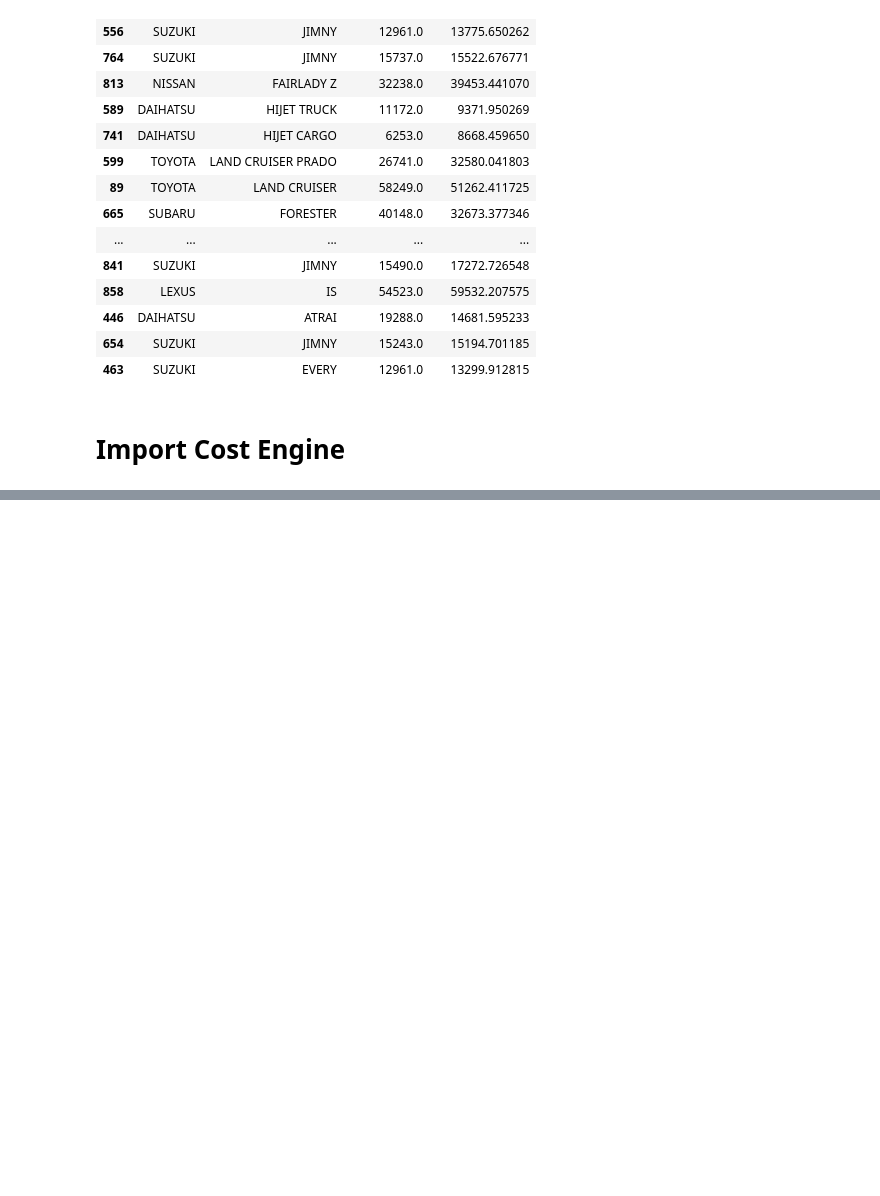
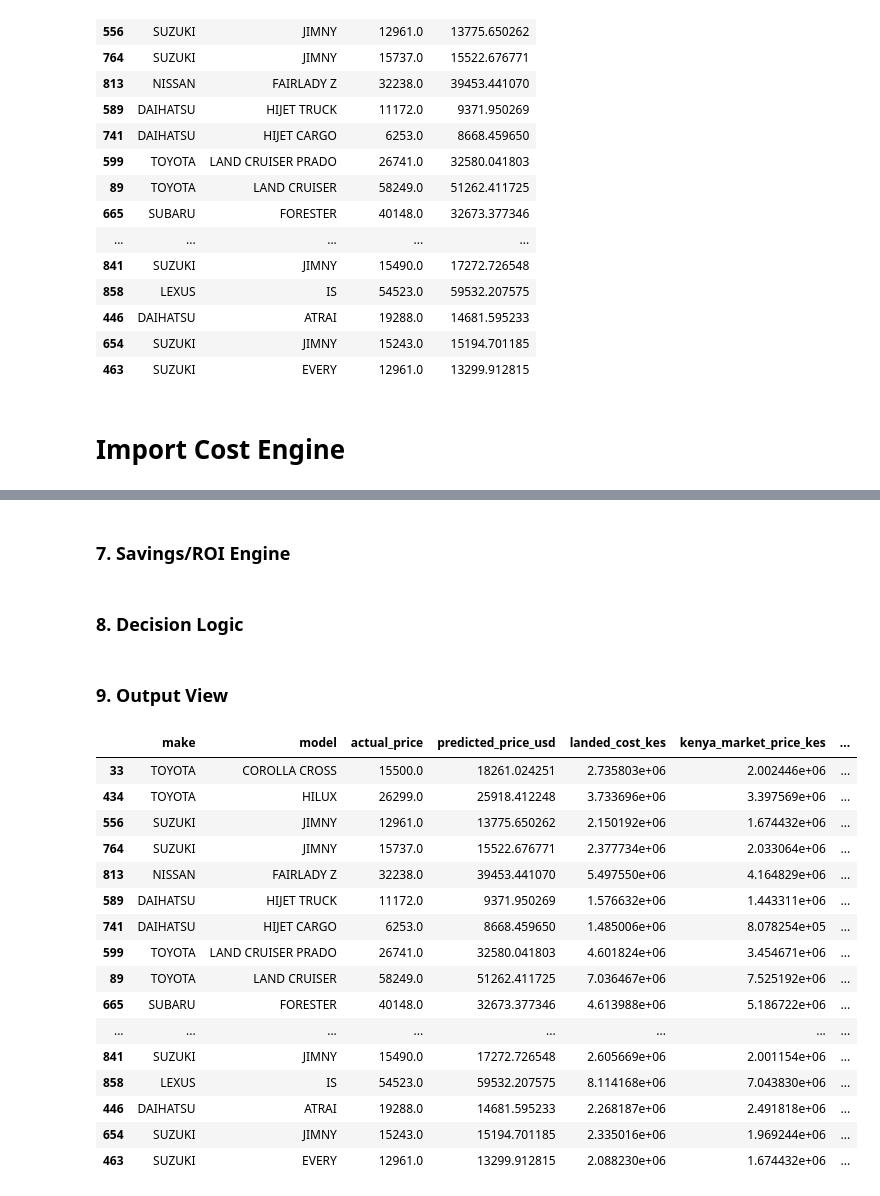
Before and after one commit to musiliandrew/Japan-Car-Import-Advisory-Platform-for-Kenyan-Buyers, a Jupyter notebook: japan-car-import-advisory.ipynb, the cells around one changed output, grey strips where cells are left out. Drawn from its saved outputs; the diff is of its cells as text; code cells hidden in the pictures; blank space fills up the shorter version.

Commit message:
Kaggle Notebook | Japan Car Import Advisory | Version 4

```diff
--- a/japan-car-import-advisory.ipynb
+++ b/japan-car-import-advisory.ipynb
@@ -1057,0 +1127,8 @@ df['predicted_price_usd'] = np.expm1(model.predict(X))  # optional full dataset
+# %%
+rate = get_rate()
+
+df_results['landed_cost_kes'] = (
+    df_results['CIF'] * rate +
+    df_results['KRA_taxes'] +
+    df_results['clearing_cost_kes']
+)
@@ -1057,0 +1137,58 @@ df['predicted_price_usd'] = np.expm1(model.predict(X))  # optional full dataset
+# %%
+rate = get_rate()
+
+df_results['kenya_market_price_kes'] = (
+    df_results['actual_price'] * rate
+)
+# %% [markdown]
+### 7. Savings/ROI Engine
+# %%
+df_results['savings_kes'] = (
+    df_results['kenya_market_price_kes'] - df_results['landed_cost_kes']
+)
+
+df_results['roi_percent'] = (
+    df_results['savings_kes'] / df_results['landed_cost_kes']
+) * 100
+# %% [markdown]
+### 8. Decision Logic
+# %%
+def decision(row):
+    if row['savings_kes'] > 0:
+        return "IMPORT (PROFITABLE)"
+    else:
+        return "DO NOT IMPORT"
+
+df_results['decision'] = df_results.apply(decision, axis=1)
+# %% [markdown]
+### 9. Output View
+# %%
+df_results[[
+    'make',
+    'model',
+    'actual_price',
+    'predicted_price_usd',
+    'landed_cost_kes',
+    'kenya_market_price_kes',
+    'savings_kes',
+    'roi_percent',
+    'decision'
+]].head(20)
+# %% [output]
+|  | make | model | actual_price | predicted_price_usd | landed_cost_kes | kenya_market_price_kes | ... |
+| 33 | TOYOTA | COROLLA CROSS | 15500.0 | 18261.024251 | 2.735803e+06 | 2.002446e+06 | ... |
+| 434 | TOYOTA | HILUX | 26299.0 | 25918.412248 | 3.733696e+06 | 3.397569e+06 | ... |
+| 556 | SUZUKI | JIMNY | 12961.0 | 13775.650262 | 2.150192e+06 | 1.674432e+06 | ... |
+| 764 | SUZUKI | JIMNY | 15737.0 | 15522.676771 | 2.377734e+06 | 2.033064e+06 | ... |
+| 813 | NISSAN | FAIRLADY Z | 32238.0 | 39453.441070 | 5.497550e+06 | 4.164829e+06 | ... |
+| 589 | DAIHATSU | HIJET TRUCK | 11172.0 | 9371.950269 | 1.576632e+06 | 1.443311e+06 | ... |
+| 741 | DAIHATSU | HIJET CARGO | 6253.0 | 8668.459650 | 1.485006e+06 | 8.078254e+05 | ... |
+| 599 | TOYOTA | LAND CRUISER PRADO | 26741.0 | 32580.041803 | 4.601824e+06 | 3.454671e+06 | ... |
+| 89 | TOYOTA | LAND CRUISER | 58249.0 | 51262.411725 | 7.036467e+06 | 7.525192e+06 | ... |
+| 665 | SUBARU | FORESTER | 40148.0 | 32673.377346 | 4.613988e+06 | 5.186722e+06 | ... |
+| ... | ... | ... | ... | ... | ... | ... | ... |
+| 841 | SUZUKI | JIMNY | 15490.0 | 17272.726548 | 2.605669e+06 | 2.001154e+06 | ... |
+| 858 | LEXUS | IS | 54523.0 | 59532.207575 | 8.114168e+06 | 7.043830e+06 | ... |
+| 446 | DAIHATSU | ATRAI | 19288.0 | 14681.595233 | 2.268187e+06 | 2.491818e+06 | ... |
+| 654 | SUZUKI | JIMNY | 15243.0 | 15194.701185 | 2.335016e+06 | 1.969244e+06 | ... |
+| 463 | SUZUKI | EVERY | 12961.0 | 13299.912815 | 2.088230e+06 | 1.674432e+06 | ... |
```
Also changed, not shown: parts of 15 cells of this notebook.
